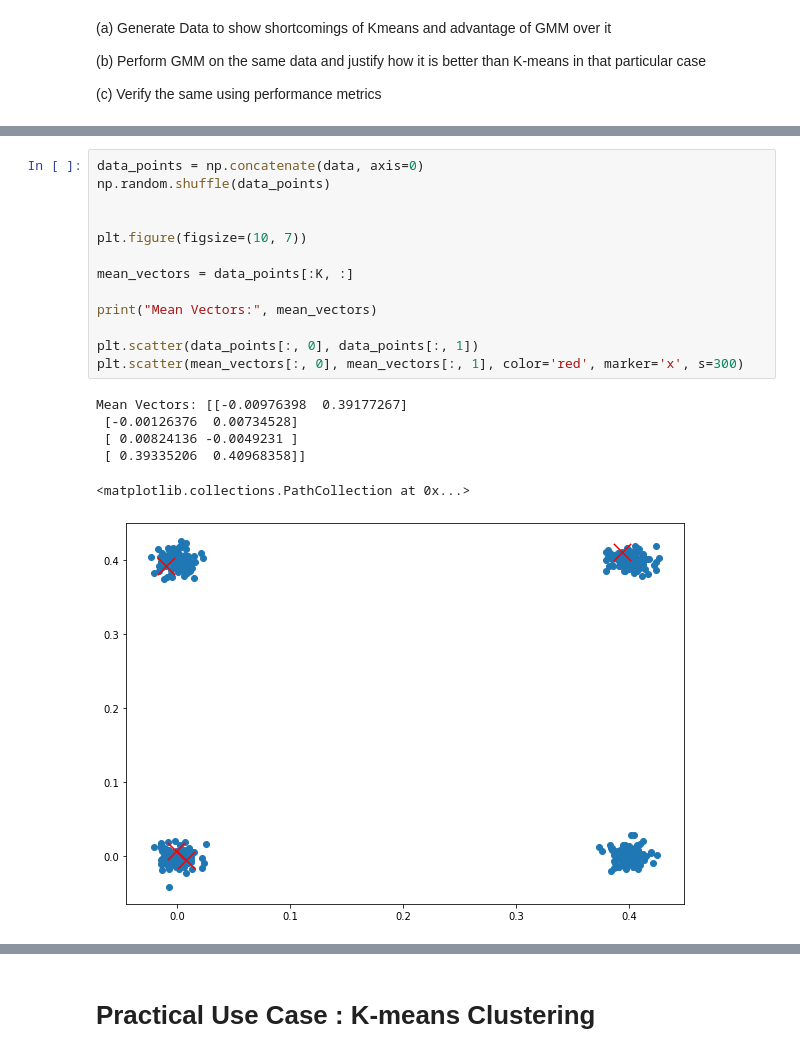
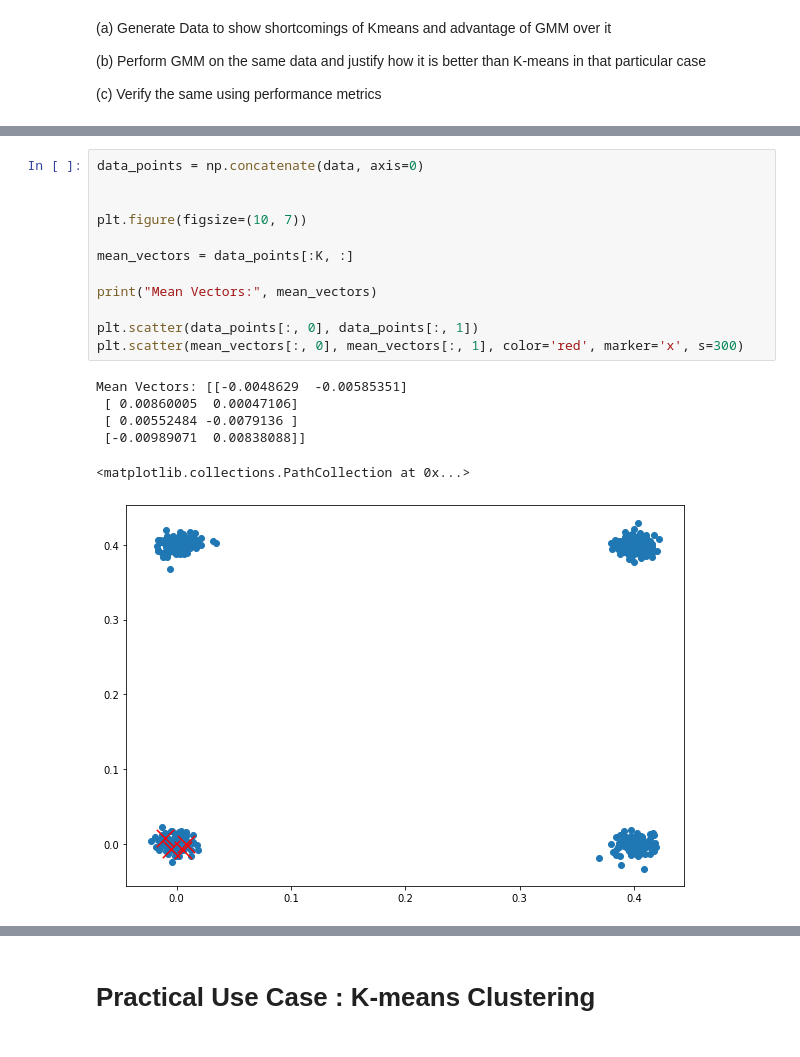
Before and after one commit to shashankp28/PRML-Lab-22, a Jupyter notebook: Assignment_4/Lab_4_Clustering_Part_1.ipynb, the cells around one changed output, grey strips where cells are left out. Drawn from its saved outputs; the diff is of its cells as text.

```diff
--- a/Assignment_4/Lab_4_Clustering_Part_1.ipynb
+++ b/Assignment_4/Lab_4_Clustering_Part_1.ipynb
@@ -456,23 +451,22 @@ for i in range(K):
 # %%
 data_points = np.concatenate(data, axis=0)
-np.random.shuffle(data_points)
 
 
 plt.figure(figsize=(10, 7))
 
 mean_vectors = data_points[:K, :]
 
 print("Mean Vectors:", mean_vectors)
 
 plt.scatter(data_points[:, 0], data_points[:, 1])
 plt.scatter(mean_vectors[:, 0], mean_vectors[:, 1], color='red', marker='x', s=300)
 # %% [output]
-Mean Vectors: [[-0.00976398  0.39177267]
- [-0.00126376  0.00734528]
- [ 0.00824136 -0.0049231 ]
- [ 0.39335206  0.40968358]]
+Mean Vectors: [[-0.0048629  -0.00585351]
+ [ 0.00860005  0.00047106]
+ [ 0.00552484 -0.0079136 ]
+ [-0.00989071  0.00838088]]
 <matplotlib.collections.PathCollection at 0x...>
-[figure, old version]
+[figure, new version]
 # %%
 tol = 1e-5
 
```
Also changed, not shown: parts of 18 cells of this notebook, 3 other files.
